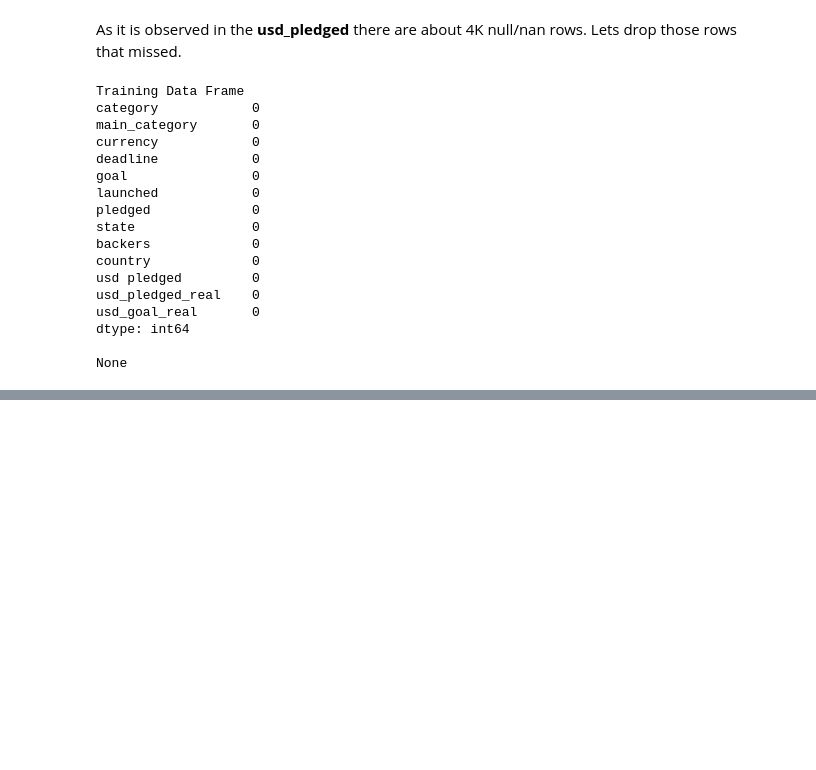
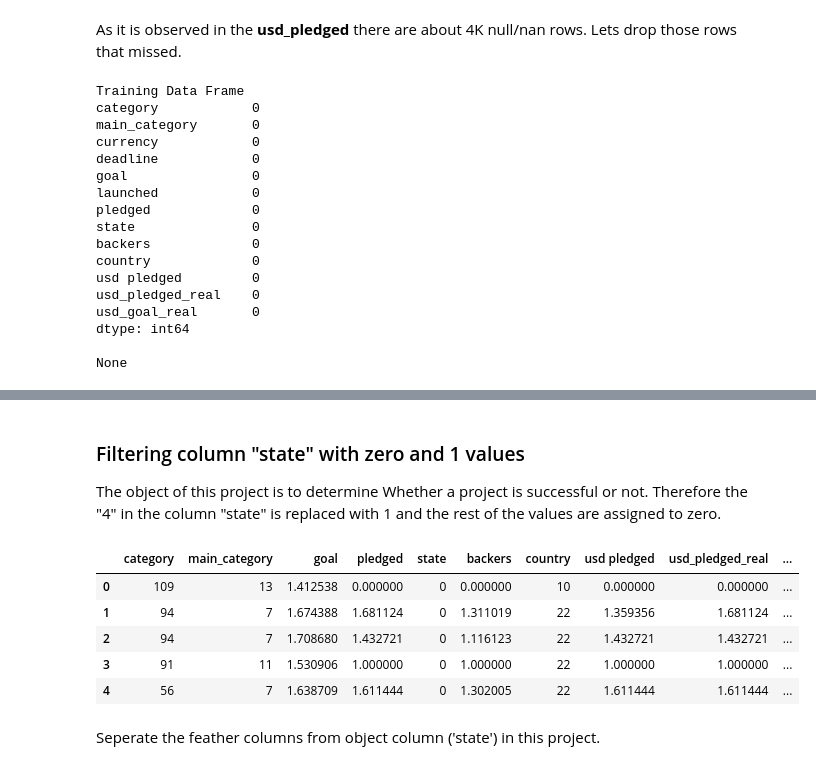
Before and after one commit to Atashnezhad/Data-science-notebook-project, a Jupyter notebook: codes/Untitled.ipynb, the cells around one changed output, grey strips where cells are left out. Saved outputs shown, nothing was run; the diff lists cells and outputs as text; code cells hidden in the pictures; blank space fills up the shorter version.

```diff
--- a/codes/Untitled.ipynb
+++ b/codes/Untitled.ipynb
@@ -232,0 +324,16 @@ data.head()
+# %% [markdown]
+### Filtering column "state" with zero and 1 values
+
+The object of this project is to determine Whether a project is successful or not. Therefore the "4" in the column "state" is replaced with 1 and the rest of the values are assigned to zero.
+# %%
+data['state'] = np.where(data['state'] == 4, 1, 0)
+data.head()
+# %% [output]
+|  | category | main_category | goal | pledged | state | backers | country | usd pledged | usd_pledged_real | ... |
+| 0 | 109 | 13 | 1.412538 | 0.000000 | 0 | 0.000000 | 10 | 0.000000 | 0.000000 | ... |
+| 1 | 94 | 7 | 1.674388 | 1.681124 | 0 | 1.311019 | 22 | 1.359356 | 1.681124 | ... |
+| 2 | 94 | 7 | 1.708680 | 1.432721 | 0 | 1.116123 | 22 | 1.432721 | 1.432721 | ... |
+| 3 | 91 | 11 | 1.530906 | 1.000000 | 0 | 1.000000 | 22 | 1.000000 | 1.000000 | ... |
+| 4 | 56 | 7 | 1.638709 | 1.611444 | 0 | 1.302005 | 22 | 1.611444 | 1.611444 | ... |
+# %% [markdown]
+Seperate the feather columns from object column ('state') in this project.
```
Also changed, not shown: parts of 70 cells of this notebook.
